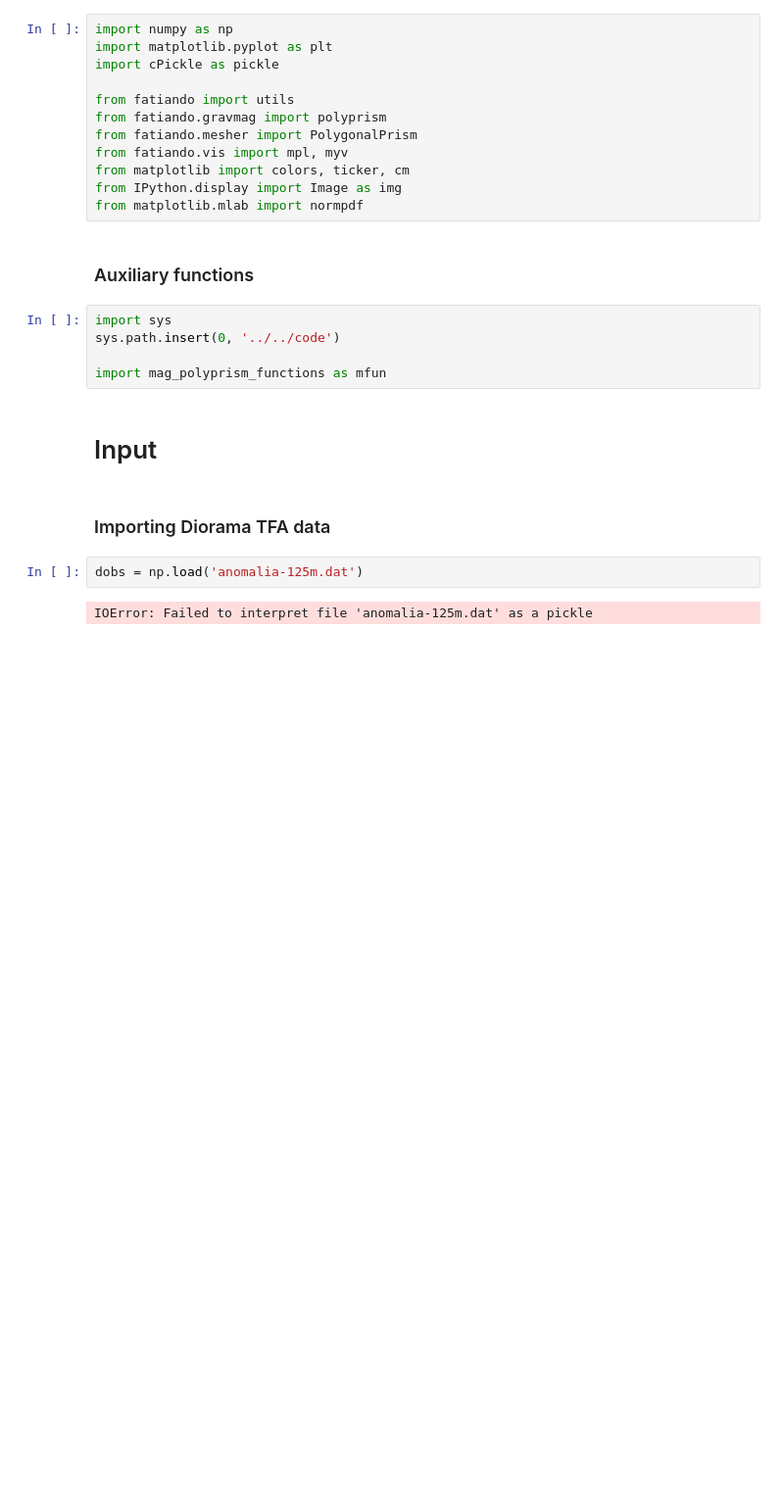
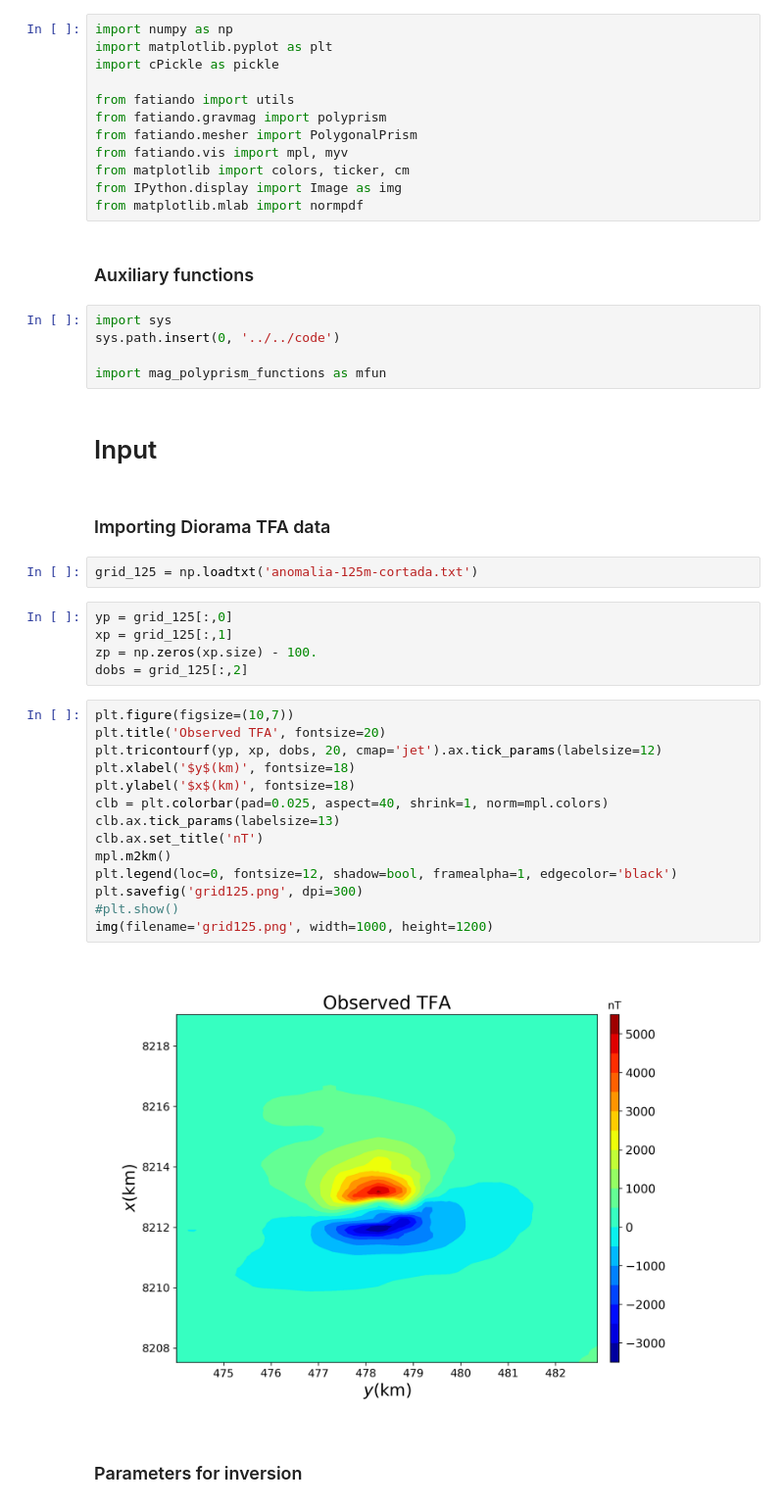
Before and after one commit to pinga-lab/magnetic-radial-inversion, a Jupyter notebook: code/real_data/diorama_inversion.ipynb, the cells around one changed output. Shown: that part at 98% size. Saved outputs shown, nothing was run; the diff lists cells and outputs as text; blank space fills up the shorter version.

Commit message:
first try for real data inversion

```diff
--- a/code/real_data/diorama_inversion.ipynb
+++ b/code/real_data/diorama_inversion.ipynb
@@ -24,6 +24,27 @@ import mag_polyprism_functions as mfun
 # %% [markdown]
 ### Importing Diorama TFA data
 # %%
-dobs = np.load('anomalia-125m.dat')
+grid_125 = np.loadtxt('anomalia-125m-cortada.txt')
-# %% [output]
-IOError: Failed to interpret file 'anomalia-125m.dat' as a pickle
+# %%
+yp = grid_125[:,0]
+xp = grid_125[:,1]
+zp = np.zeros(xp.size) - 100.
+dobs = grid_125[:,2]
+# %%
+plt.figure(figsize=(10,7))
+plt.title('Observed TFA', fontsize=20)
+plt.tricontourf(yp, xp, dobs, 20, cmap='jet').ax.tick_params(labelsize=12)
+plt.xlabel('$y$(km)', fontsize=18)
+plt.ylabel('$x$(km)', fontsize=18)
+clb = plt.colorbar(pad=0.025, aspect=40, shrink=1, norm=mpl.colors)
+clb.ax.tick_params(labelsize=13)
+clb.ax.set_title('nT')
+mpl.m2km()
+plt.legend(loc=0, fontsize=12, shadow=bool, framealpha=1, edgecolor='black')
+plt.savefig('grid125.png', dpi=300)
+#plt.show()
+img(filename='grid125.png', width=1000, height=1200)
+# %% [output]
+[figure, added]
+# %% [markdown]
+### Parameters for inversion
```
Also changed, not shown: parts of 9 cells of this notebook, 6 other files.
